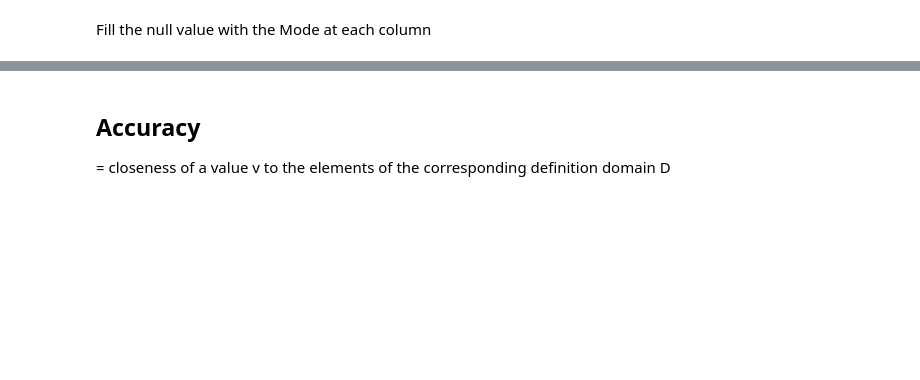
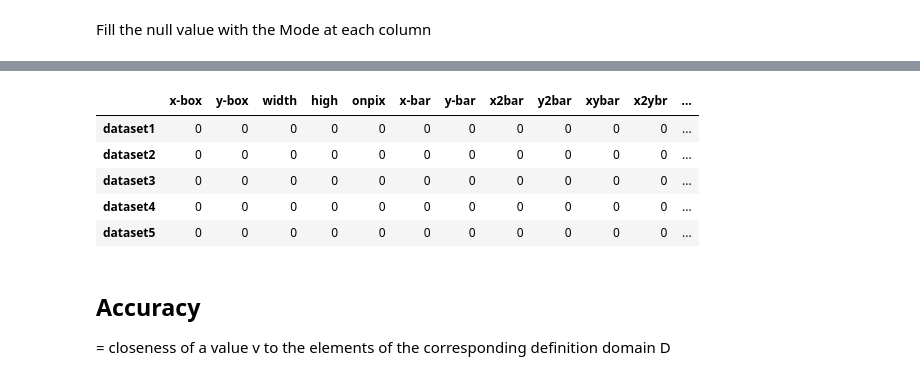
Before and after one commit to sofiamartellozzo/DQ_project, a Jupyter notebook: project.ipynb, the cells around one changed output, grey strips where cells are left out. Saved outputs shown, nothing was run; the diff lists cells and outputs as text; code cells hidden in the pictures; blank space fills up the shorter version.

```diff
--- a/project.ipynb
+++ b/project.ipynb
@@ -246,7 +257,2 @@ for i in range(len(columns)-1):
 # %% [markdown]
 Fill the null value with the Mode at each column
-# %%
-for i in range(len(columns)-1):
-    data1_t1[columns[i]] = data1_t1[columns[i]].fillna(data1_t1[columns[i]].mode()[0])
-
-data1_t1
@@ -288,3 +286,17 @@ dtype: int64
+# %%
+null_after = pd.DataFrame(index=columns, columns=ds)
+
+for i in range(len(datasets_t1)):
+    null_after[ds[i]] = datasets_t1[i].isnull().sum()
+
+null_after.transpose()
+# %% [output]
+|  | x-box | y-box | width | high | onpix | x-bar | y-bar | x2bar | y2bar | xybar | x2ybr | ... |
+| dataset1 | 0 | 0 | 0 | 0 | 0 | 0 | 0 | 0 | 0 | 0 | 0 | ... |
+| dataset2 | 0 | 0 | 0 | 0 | 0 | 0 | 0 | 0 | 0 | 0 | 0 | ... |
+| dataset3 | 0 | 0 | 0 | 0 | 0 | 0 | 0 | 0 | 0 | 0 | 0 | ... |
+| dataset4 | 0 | 0 | 0 | 0 | 0 | 0 | 0 | 0 | 0 | 0 | 0 | ... |
+| dataset5 | 0 | 0 | 0 | 0 | 0 | 0 | 0 | 0 | 0 | 0 | 0 | ... |
 # %% [markdown]
 ## Accuracy
 = closeness of a value v to the elements of the corresponding definition domain D
```
Also changed, not shown: parts of 37 cells of this notebook.
